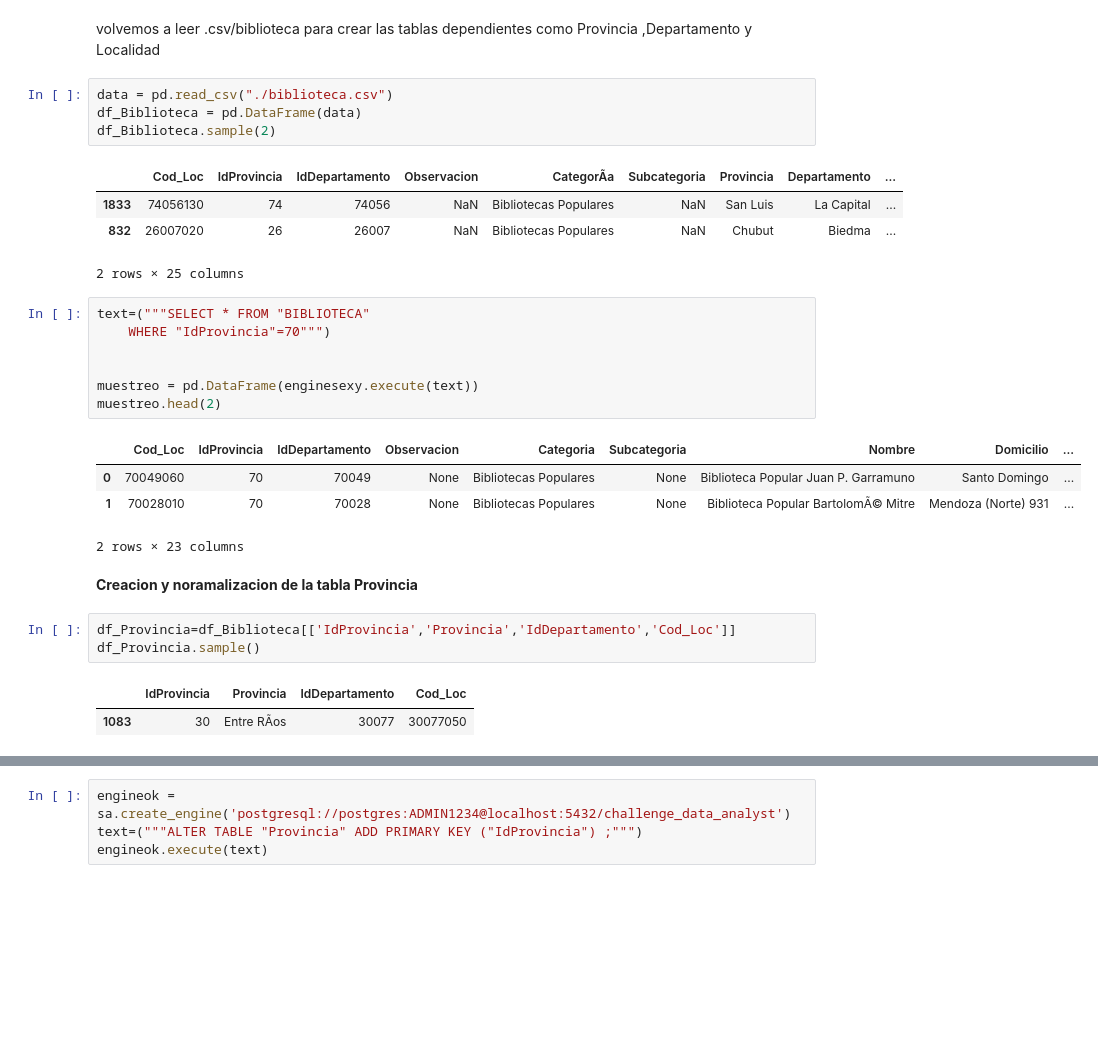
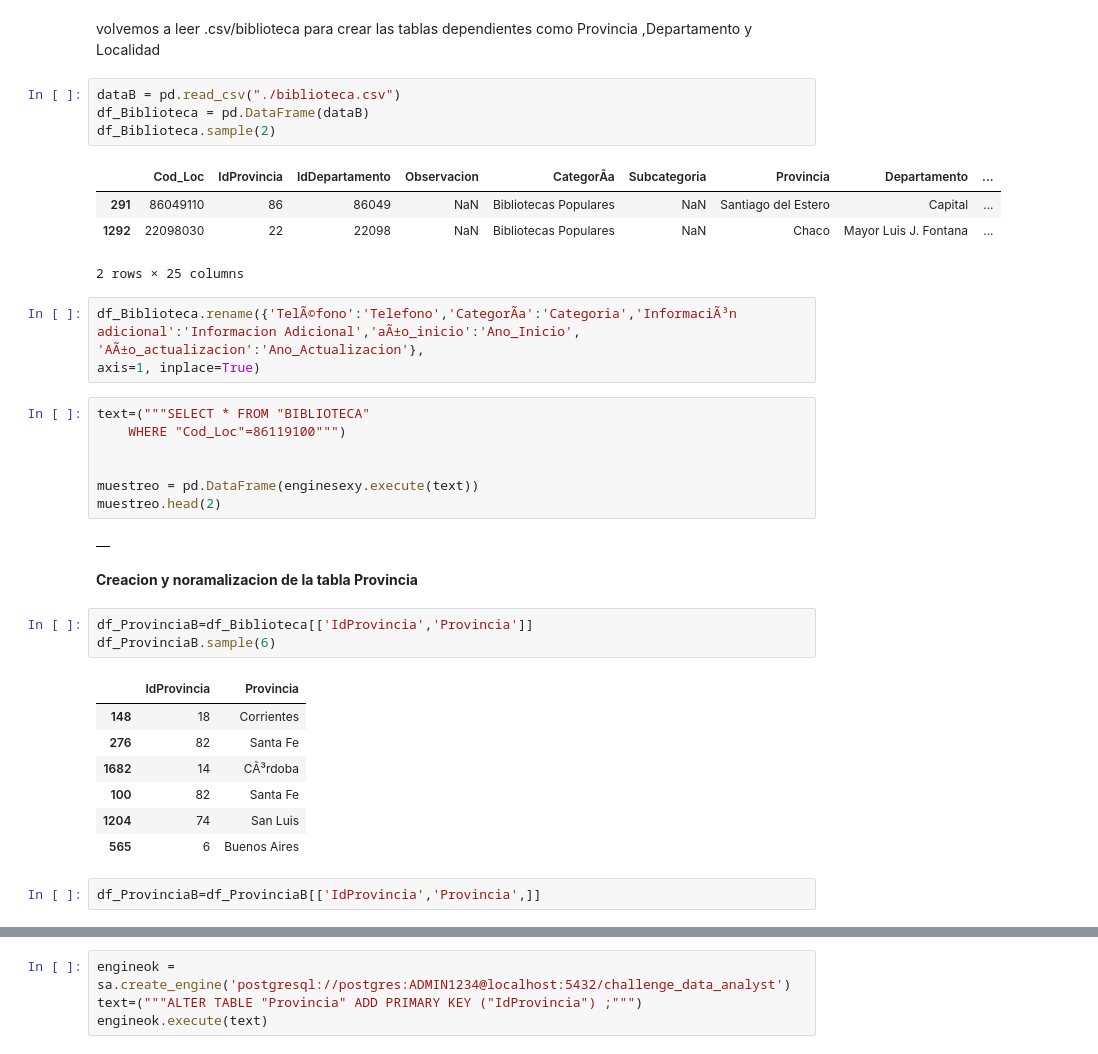
Before and after one commit to yesicadematos/Data-Analyst, a Jupyter notebook: prueba/relaciones.ipynb, the cells around one changed output, grey strips where cells are left out. Cells and saved outputs as stored; diff of their text form; blank space fills up the shorter version.

```diff
--- a/prueba/relaciones.ipynb
+++ b/prueba/relaciones.ipynb
@@ -10,31 +10,38 @@ from sqlalchemy.types import Text
 # %% [markdown]
 volvemos a leer .csv/biblioteca para crear las tablas dependientes como Provincia ,Departamento y Localidad
 # %%
-data = pd.read_csv("./biblioteca.csv")
-df_Biblioteca = pd.DataFrame(data)
+dataB = pd.read_csv("./biblioteca.csv")
+df_Biblioteca = pd.DataFrame(dataB)
 df_Biblioteca.sample(2)
 # %% [output]
 |  | Cod_Loc | IdProvincia | IdDepartamento | Observacion | CategorÃ­a | Subcategoria | Provincia | Departamento | ... |
-| 1833 | 74056130 | 74 | 74056 | NaN | Bibliotecas Populares | NaN | San Luis | La Capital | ... |
-| 832 | 26007020 | 26 | 26007 | NaN | Bibliotecas Populares | NaN | Chubut | Biedma | ... |
+| 291 | 86049110 | 86 | 86049 | NaN | Bibliotecas Populares | NaN | Santiago del Estero | Capital | ... |
+| 1292 | 22098030 | 22 | 22098 | NaN | Bibliotecas Populares | NaN | Chaco | Mayor Luis J. Fontana | ... |
 2 rows × 25 columns
+# %%
+df_Biblioteca.rename({'TelÃ©fono':'Telefono','CategorÃ­a':'Categoria','InformaciÃ³n adicional':'Informacion Adicional','aÃ±o_inicio':'Ano_Inicio', 'AÃ±o_actualizacion':'Ano_Actualizacion'},
+axis=1, inplace=True)
 # %%
 text=("""SELECT * FROM "BIBLIOTECA"
-    WHERE "IdProvincia"=70""")
+    WHERE "Cod_Loc"=86119100""")
 
 
 muestreo = pd.DataFrame(enginesexy.execute(text))
 muestreo.head(2)
 # %% [output]
-|  | Cod_Loc | IdProvincia | IdDepartamento | Observacion | Categoria | Subcategoria | Nombre | Domicilio | ... |
-| 0 | 70049060 | 70 | 70049 | None | Bibliotecas Populares | None | Biblioteca Popular Juan P. Garramuno | Santo Domingo | ... |
-| 1 | 70028010 | 70 | 70028 | None | Bibliotecas Populares | None | Biblioteca Popular BartolomÃ© Mitre | Mendoza (Norte) 931 | ... |
+|  |
-2 rows × 23 columns
 # %% [markdown]
 **Creacion y noramalizacion  de la tabla Provincia**
 # %%
-df_Provincia=df_Biblioteca[['IdProvincia','Provincia','IdDepartamento','Cod_Loc']]
-df_Provincia.sample()
+df_ProvinciaB=df_Biblioteca[['IdProvincia','Provincia']]
+df_ProvinciaB.sample(6)
 # %% [output]
-|  | IdProvincia | Provincia | IdDepartamento | Cod_Loc |
-| 1083 | 30 | Entre RÃ­os | 30077 | 30077050 |
+|  | IdProvincia | Provincia |
+| 148 | 18 | Corrientes |
+| 276 | 82 | Santa Fe |
+| 1682 | 14 | CÃ³rdoba |
+| 100 | 82 | Santa Fe |
+| 1204 | 74 | San Luis |
+| 565 | 6 | Buenos Aires |
+# %%
+df_ProvinciaB=df_ProvinciaB[['IdProvincia','Provincia',]]
```
Also changed, not shown: parts of 39 cells of this notebook, 9 other files.
